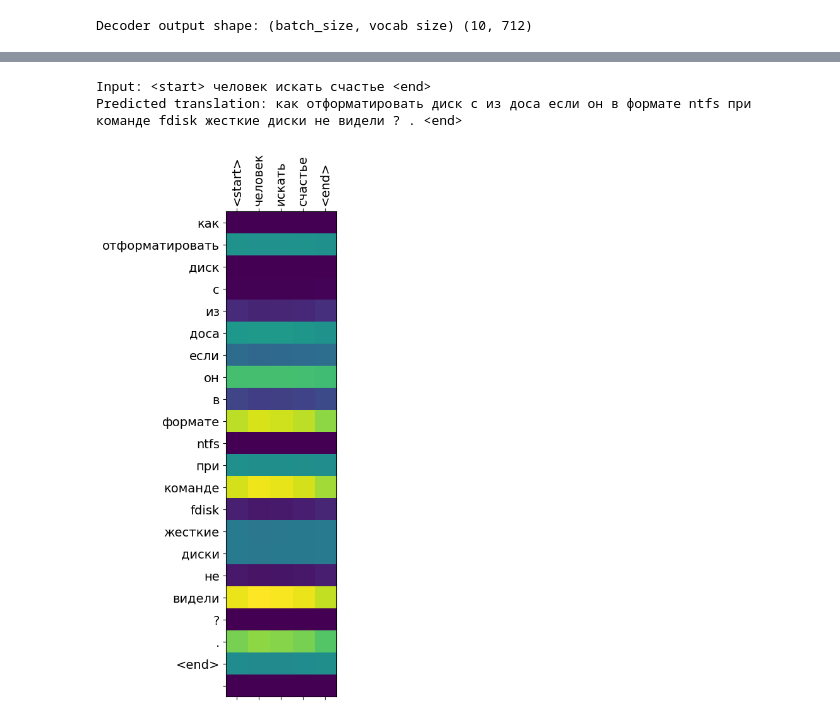
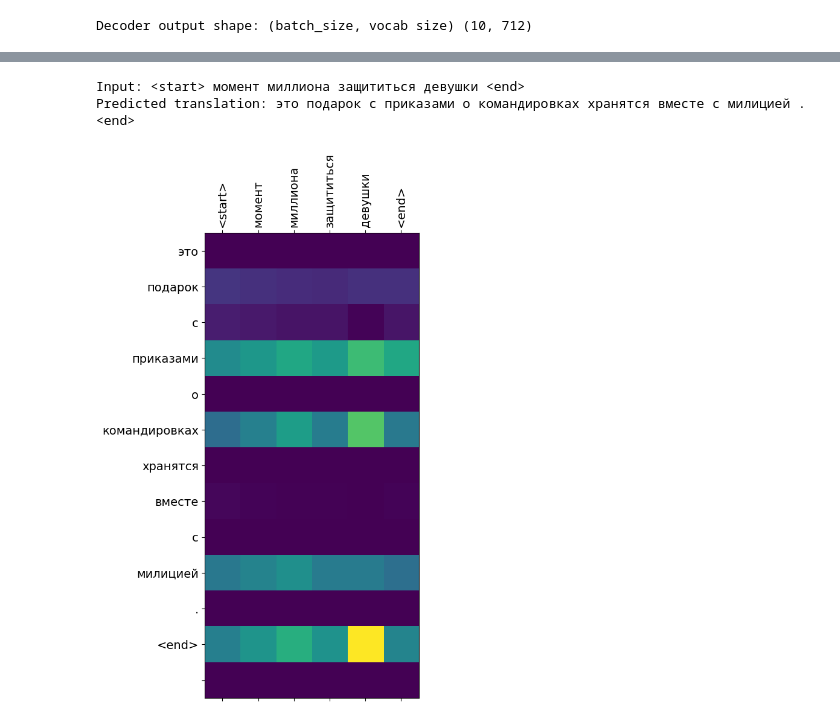
Before and after one commit to Aleksey-I-Nazimov/NeuralNetworks, a Jupyter notebook: nlp/lesson-13/tsk-13.ipynb, the cells around one changed output, grey strips where cells are left out. Cells and saved outputs as stored; diff of their text form; code cells hidden in the pictures.

```diff
--- a/nlp/lesson-13/tsk-13.ipynb
+++ b/nlp/lesson-13/tsk-13.ipynb
@@ -353,7 +353,7 @@ def train_step(inp, targ, enc_hidden):
 
   return batch_loss
 # %%
-EPOCHS = 50
+EPOCHS = 300
 
 for epoch in range(EPOCHS):
   start = time.time()
@@ -365,9 +365,9 @@ for epoch in range(EPOCHS):
     batch_loss = train_step(inp, targ, enc_hidden)
     total_loss += batch_loss
 
-    print('Epoch {} Batch {} Loss {:.4f}'.format(epoch + 1,
-                                                 batch,
-                                                 batch_loss.numpy()))
+    #print('Epoch {} Batch {} Loss {:.4f}'.format(epoch + 1,
+    #                                             batch,
+    #                                             batch_loss.numpy()))
   # saving (checkpoint) the model every 2 epochs
   if (epoch + 1) % 2 == 0:
     checkpoint.save(file_prefix = checkpoint_prefix)
@@ -440,7 +476,7 @@ inp_lang.word_index
 # %%
-translate('человек искать счастье')
+translate('момент миллиона защититься девушки')
 # %% [output]
-Input: <start> человек искать счастье <end>
-Predicted translation: как отформатировать диск c из доса если он в формате ntfs при команде fdisk жесткие диски не видели ? . <end>
+Input: <start> момент миллиона защититься девушки <end>
+Predicted translation: это подарок с приказами о командировках хранятся вместе с милицией . <end>
-[figure, old version]
+[figure, new version]
 # %%
```
Also changed, not shown: parts of 4 cells of this notebook.
